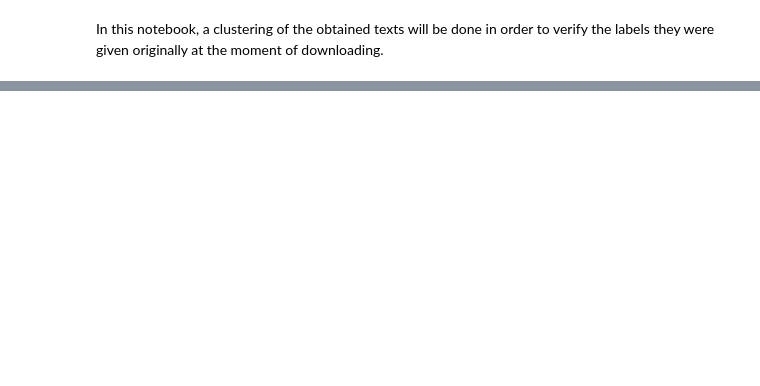
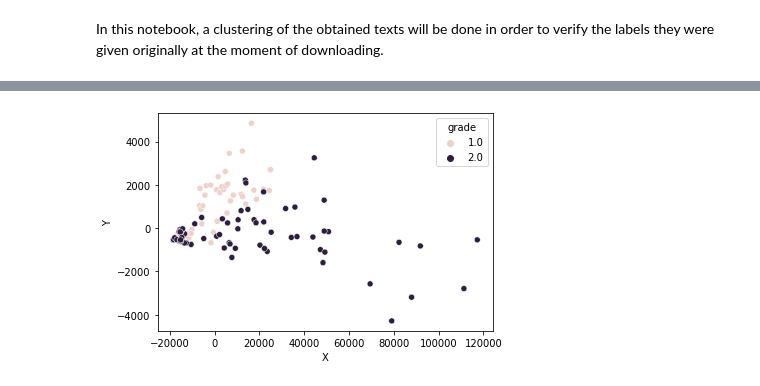
Before and after one commit to Hans03430/Tesis_Chatbot, a Jupyter notebook: notebook/modeling/Clustering.ipynb, the cells around one changed output, grey strips where cells are left out. Cells and saved outputs as stored; diff of their text form; code cells hidden in the pictures; blank space fills up the shorter version.

Commit message:
Started clustering experiment.

```diff
--- a/notebook/modeling/Clustering.ipynb
+++ b/notebook/modeling/Clustering.ipynb
@@ -40,0 +34,32 @@ X
+# %%
+def drop_dataset_unnecessary_columns(dataset: pd.DataFrame, cols_to_drop: List[str], target_col: str) -> (pd.DataFrame, pd.DataFrame):
+    '''
+    This function drops the columns from the dataset and returns X and y.
+
+    Parameters:
+    dataset(pd.DataFrame): The dataframe whose columns to drop.
+    cols_to_drop(List[str]): The name of the columns to drop.
+    target_col(str): The name of the target column.
+
+    Returns:
+    (pd.DataFrame, pd.DataFrame): X and y datasets.
+    '''
+    X = dataset.drop(columns=cols_to_drop).copy()
+    X.dropna(inplace=True)
+    y = dataset[target_col].copy()
+    return X, y
+# %%
+def pca(dataset: pd.DataFrame, n_components: int=2):
+    '''
+    This function does the principal component analysis.
+
+    Parameters:
+    dataset(pd.DataFrame): The dataset to reduce dimensionality.
+    n_components(int): The amount of dimensions to reduce the dataset:
+
+    Returns:
+    '''
+    pca = PCA(n_components=n_components)
+    pca.fit(dataset)
+    X = pca.transform(dataset)
+    return X
@@ -40,0 +83,3 @@ X
+# %%
+X_all, y = drop_dataset_unnecessary_columns(texts, ['filename', 'category', 'cluster_grade', 'grade', 'id'], 'grade')
+X_all.head()
@@ -40,0 +94,3 @@ X
+# %%
+X_all_two_dim = pd.DataFrame(pca(X_all, 2), columns=['X', 'Y'])
+X_all_two_dim
@@ -40,0 +111,5 @@ X
+# %%
+sns.scatterplot(data=pd.concat([X_all_two_dim, y], axis=1), x='X', y='Y', hue='grade')
+plt.show()
+# %% [output]
+[figure, added]
```
Also changed, not shown: parts of 18 cells of this notebook, 2 other files.
